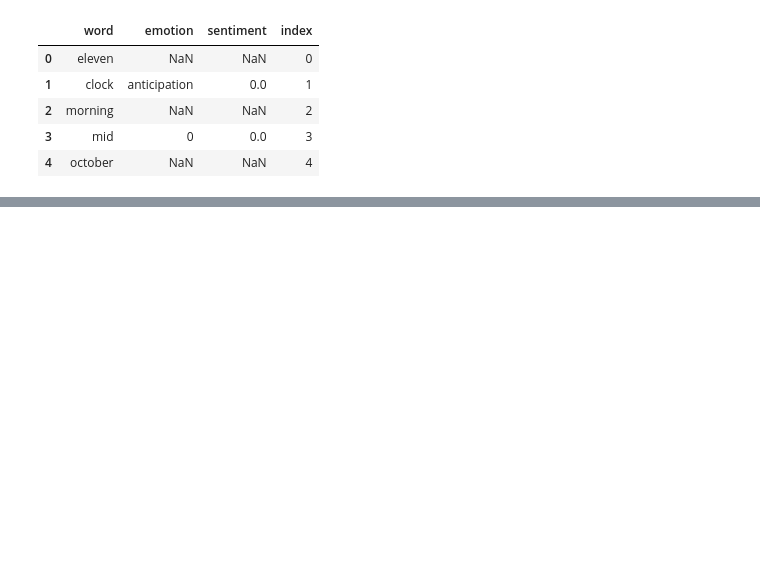
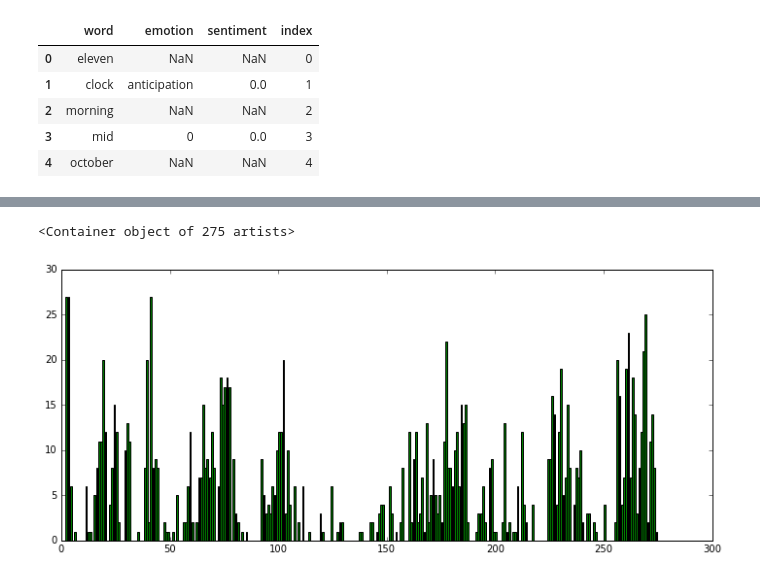
Before and after one commit to annemanguyen/metis_projects, a Jupyter notebook: sent_dict.ipynb, the cells around one changed output, grey strips where cells are left out. Cells and saved outputs as stored; diff of their text form; code cells hidden in the pictures; blank space fills up the shorter version.

```diff
--- a/sent_dict.ipynb
+++ b/sent_dict.ipynb
@@ -121,0 +159,15 @@ plt.plot(pagesent)
+# %%
+woman = [u'she',u'her',u'girl']
+womancount = []
+for i in chunker(sleepwordsorig,250):
+    womantmp = 0
+    for word in i:
+        if word in woman:
+            womantmp+=1
+    womancount.append(womantmp)
+# %%
+plt.figure(figsize=(12,5))
+plt.bar(range(len(womancount)),womancount,color='g')
+# %% [output]
+<Container object of 275 artists>
+[figure, added]
```
Also changed, not shown: parts of 31 cells of this notebook, 23 other files.
